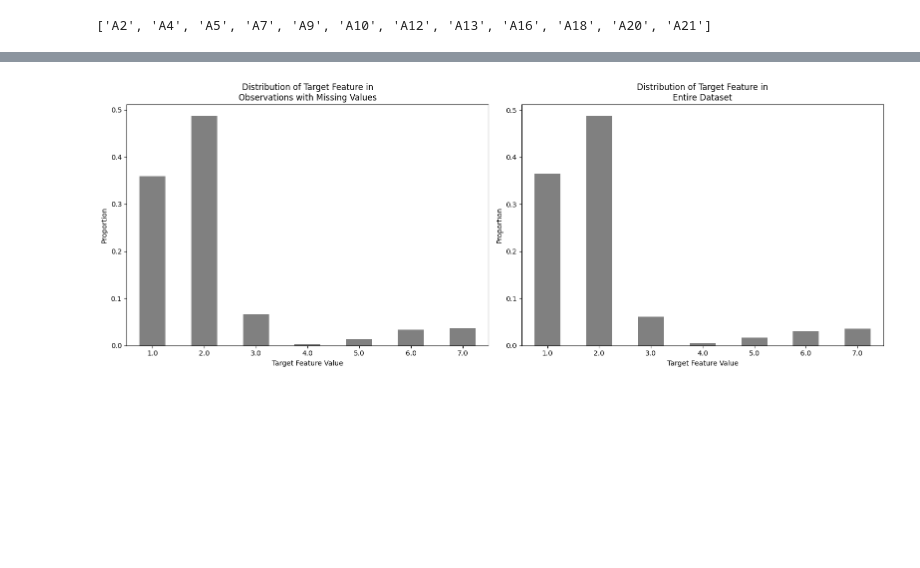
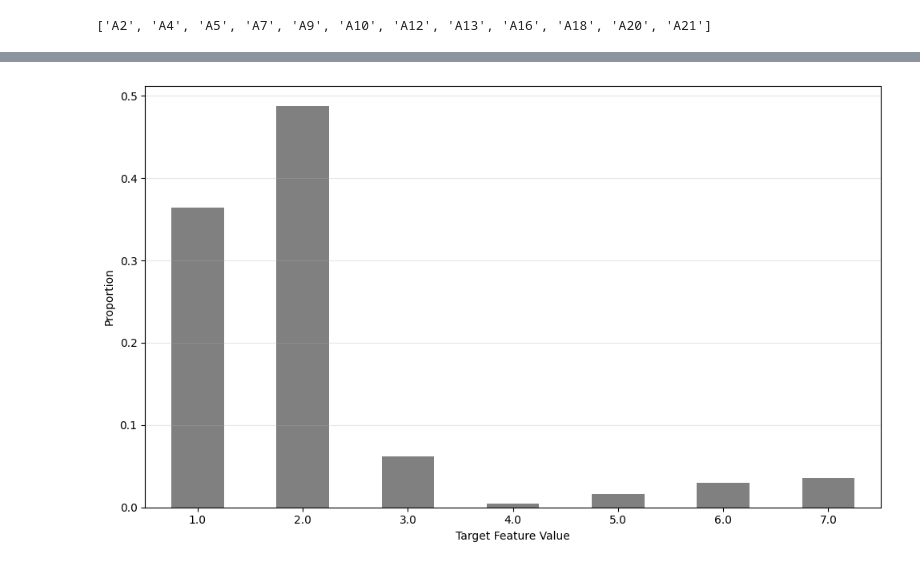
Before and after one commit to Voltzz9/ml441_assignments, a Jupyter notebook: assign1/ml441_assign1_26296918.ipynb, the cells around one changed output, grey strips where cells are left out. Saved outputs shown, nothing was run; the diff lists cells and outputs as text; code cells hidden in the pictures; blank space fills up the shorter version.

```diff
--- a/assign1/ml441_assign1_26296918.ipynb
+++ b/assign1/ml441_assign1_26296918.ipynb
@@ -897,27 +917,15 @@ affected_features
 # %%
-# check distribution of target feature in observations with missing values vs entire dataset
-target_feature_distribution_missing = observations_with_missing_values[62].value_counts(normalize=True).sort_index()
-target_feature_distribution_entire = df[62].value_counts(normalize=True).sort_index()
 
-# Create side-by-side plots
-fig, (ax1, ax2) = plt.subplots(1, 2, figsize=(16, 6))
 
-# Plot for observations with missing values
-target_feature_distribution_missing.plot(kind='bar', color='grey', ax=ax1)
-ax1.set_title('Distribution of Target Feature in\nObservations with Missing Values')
-ax1.set_xlabel('Target Feature Value')
-ax1.set_ylabel('Proportion')
-ax1.tick_params(axis='x', rotation=0)
-
-# Plot for entire dataset
-target_feature_distribution_entire.plot(kind='bar', color='grey', ax=ax2)
-ax2.set_title('Distribution of Target Feature in\nEntire Dataset')
-ax2.set_xlabel('Target Feature Value')
-ax2.set_ylabel('Proportion')
-ax2.tick_params(axis='x', rotation=0)
-
+# Plot 2: Distribution for entire dataset
+plt.figure(figsize=(10, 6))
+target_feature_distribution_entire.plot(kind='bar', color='grey')
+plt.xlabel('Target Feature Value')
+plt.ylabel('Proportion')
+plt.xticks(rotation=0)
+plt.grid(axis='y', alpha=0.3)
 plt.tight_layout()
-plt.savefig('report/images/target_feature_distribution.pdf', dpi=300, bbox_inches='tight')
+plt.savefig('report/images/target_feature_distribution_entire.pdf', dpi=300, bbox_inches='tight')
 plt.show()
 # %% [output]
-[figure, old version]
+[figure, new version]
```
Also changed, not shown: parts of 12 cells of this notebook, 15 other files.
